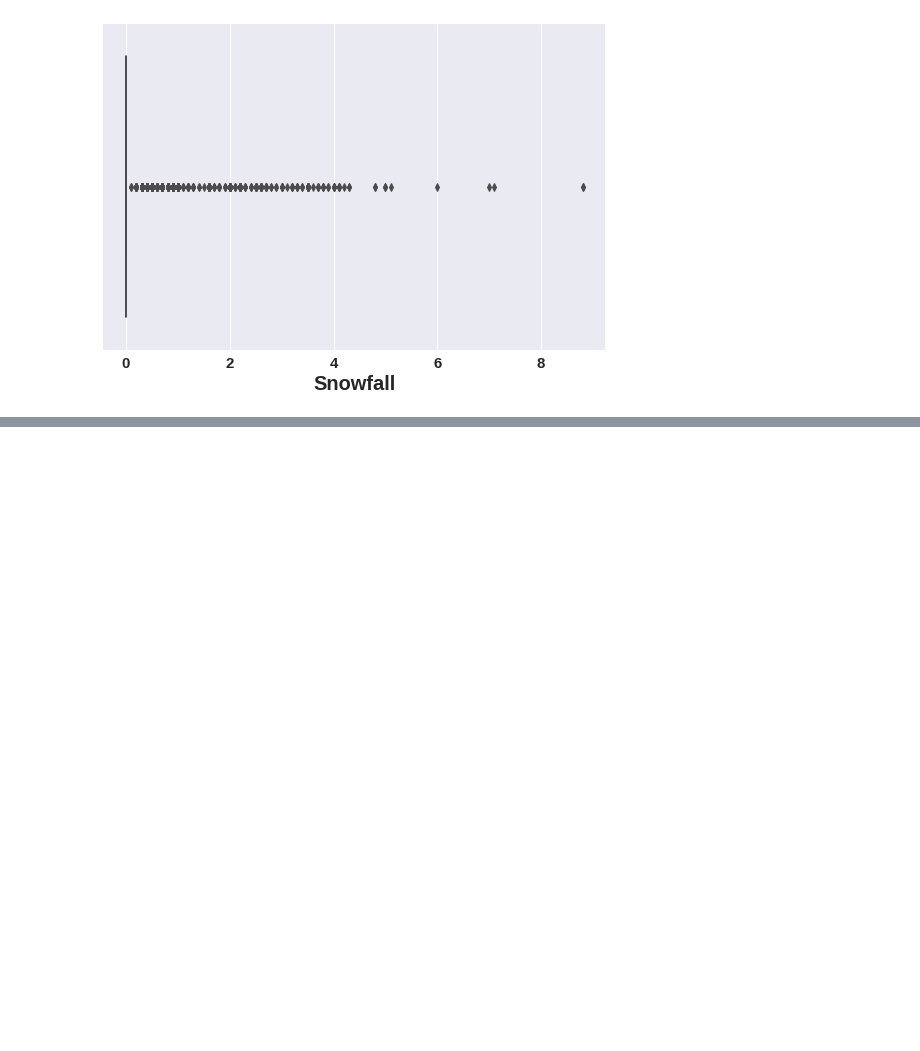
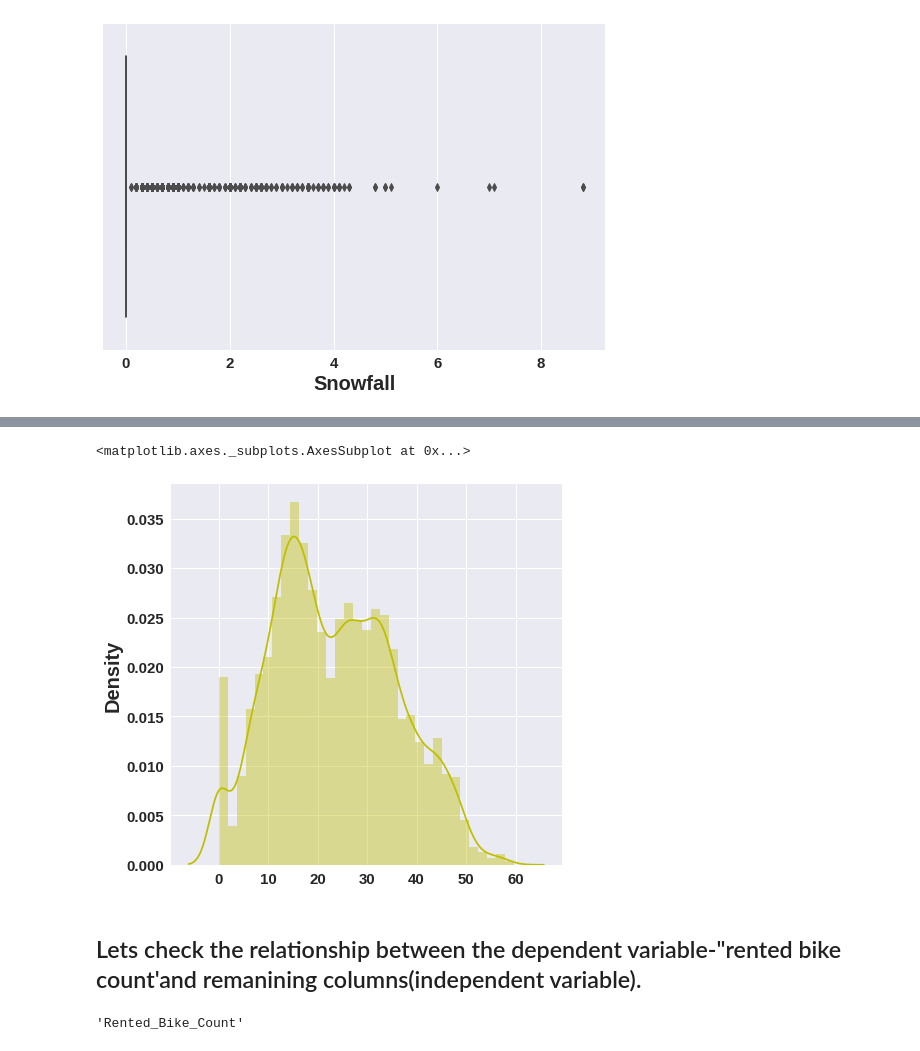
Before and after one commit to ask-kawade/-Bike-Sharing-Demand-Prediction-Project, a Jupyter notebook: Copy_of_Bike_Sharing_Demand_Prediction_Capstone_Project.ipynb, the cells around one changed output, grey strips where cells are left out. Cells and saved outputs as stored; diff of their text form; code cells hidden in the pictures; blank space fills up the shorter version.

```diff
--- a/Copy_of_Bike_Sharing_Demand_Prediction_Capstone_Project.ipynb
+++ b/Copy_of_Bike_Sharing_Demand_Prediction_Capstone_Project.ipynb
@@ -331,0 +331,14 @@ bike_df.drop(bike_df[(bike_df.Rainfall < lowerbound3) | (bike_df.Rainfall > uppe
+# %%
+plt.figure(figsize=(7,7))
+sns.distplot(x=np.sqrt(bike_df['Rented_Bike_Count']),color='y')
+# %% [output]
+<matplotlib.axes._subplots.AxesSubplot at 0x...>
+[figure, added]
+# %% [markdown]
+## Lets check the relationship between the dependent variable-"rented bike count'and remanining columns(independent variable).
+# %%
+numeric_variables=bike_df.columns.drop(['Rented_Bike_Count','Date','Seasons','Holiday','Functioning_Day']).tolist()
+dependent_variable=bike_df.columns[1]
+dependent_variable
+# %% [output]
+'Rented_Bike_Count'
```
Also changed, not shown: parts of 43 cells of this notebook.
